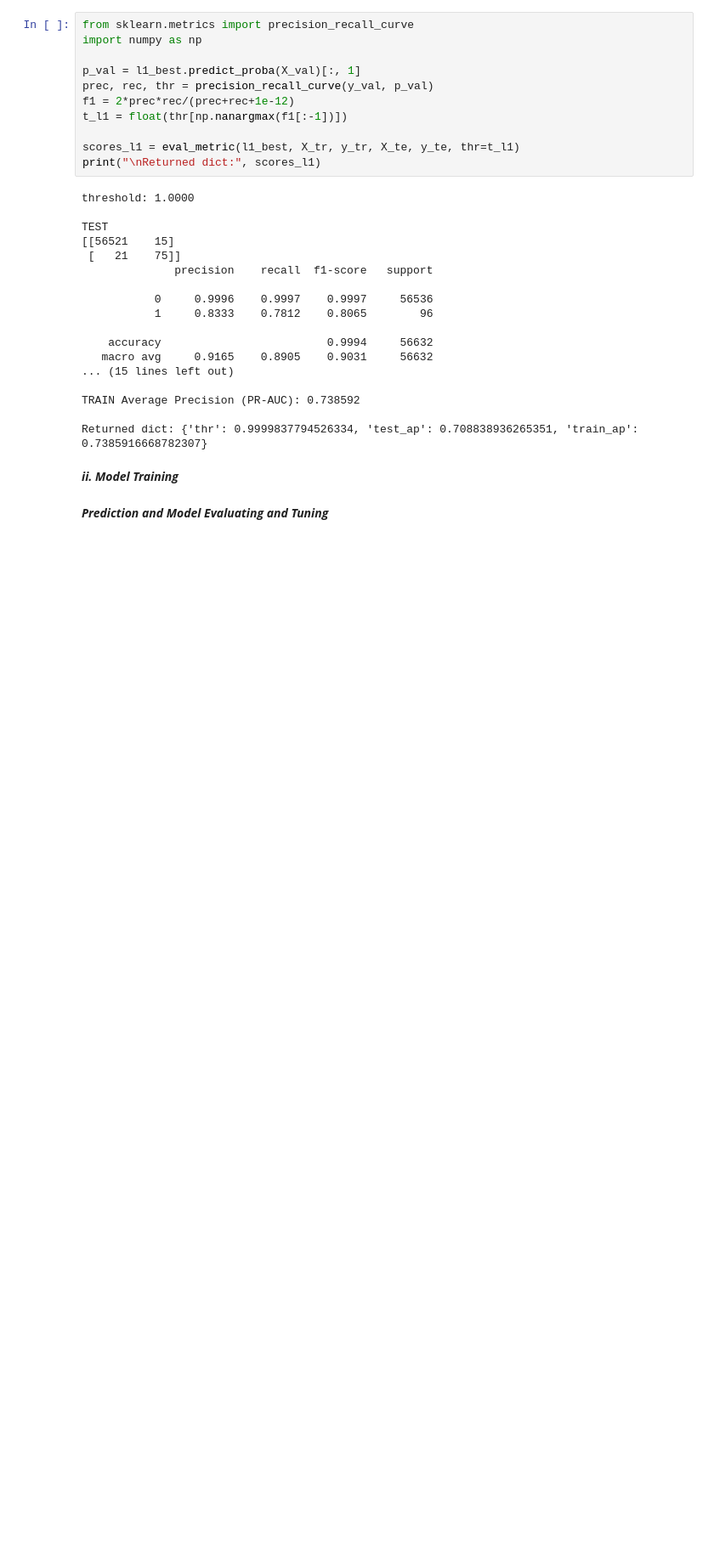
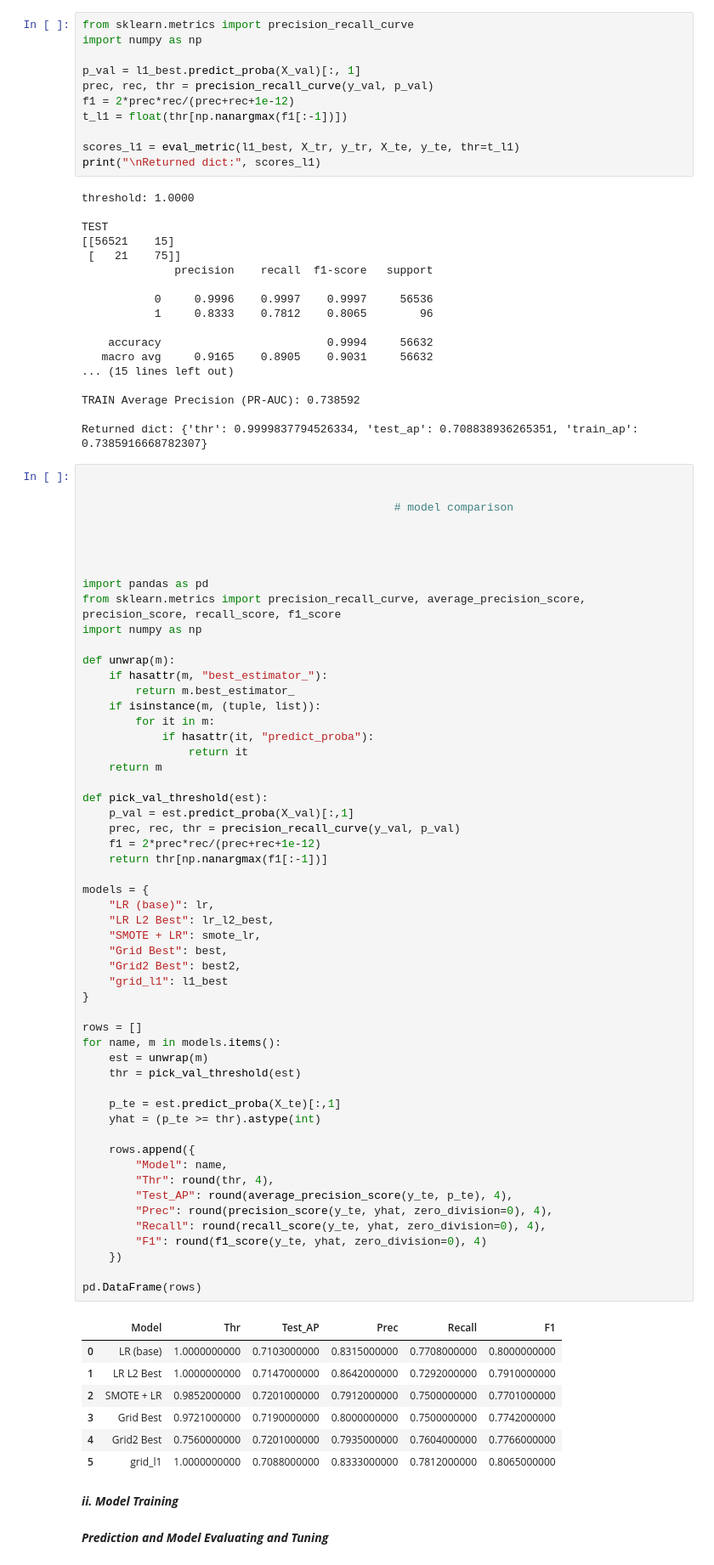
Before and after one commit to zaferyildirim-1/fraud-detection, a Jupyter notebook: Fraud Detection_Student_V5.ipynb, the cells around one changed output. Shown at 85% size. Cells and saved outputs as stored; diff of their text form; blank space fills up the shorter version.

```diff
--- a/Fraud Detection_Student_V5.ipynb
+++ b/Fraud Detection_Student_V5.ipynb
@@ -1439,6 +1386,68 @@ TEST
 TRAIN Average Precision (PR-AUC): 0.738592
 
 Returned dict: {'thr': 0.9999837794526334, 'test_ap': 0.708838936265351, 'train_ap': 0.7385916668782307}
+# %%
+
+
+                                               # model comparison
+
+
+
+
+import pandas as pd
+from sklearn.metrics import precision_recall_curve, average_precision_score, precision_score, recall_score, f1_score
+import numpy as np
+
+def unwrap(m):
+    if hasattr(m, "best_estimator_"):
+        return m.best_estimator_
+    if isinstance(m, (tuple, list)):
+        for it in m:
+            if hasattr(it, "predict_proba"):
+                return it
+    return m
+
+def pick_val_threshold(est):
+    p_val = est.predict_proba(X_val)[:,1]
+    prec, rec, thr = precision_recall_curve(y_val, p_val)
+    f1 = 2*prec*rec/(prec+rec+1e-12)
+    return thr[np.nanargmax(f1[:-1])]
+
+models = {
+    "LR (base)": lr,
+    "LR L2 Best": lr_l2_best,
+    "SMOTE + LR": smote_lr,
+    "Grid Best": best,
+    "Grid2 Best": best2,
+    "grid_l1": l1_best
+}
+
+rows = []
+for name, m in models.items():
+    est = unwrap(m)
+    thr = pick_val_threshold(est)
+
+    p_te = est.predict_proba(X_te)[:,1]
+    yhat = (p_te >= thr).astype(int)
+
+    rows.append({
+        "Model": name,
+        "Thr": round(thr, 4),
+        "Test_AP": round(average_precision_score(y_te, p_te), 4),
+        "Prec": round(precision_score(y_te, yhat, zero_division=0), 4),
+        "Recall": round(recall_score(y_te, yhat, zero_division=0), 4),
+        "F1": round(f1_score(y_te, yhat, zero_division=0), 4)
+    })
+
+pd.DataFrame(rows)
+# %% [output]
+|  | Model | Thr | Test_AP | Prec | Recall | F1 |
+| 0 | LR (base) | 1.0000000000 | 0.7103000000 | 0.8315000000 | 0.7708000000 | 0.8000000000 |
+| 1 | LR L2 Best | 1.0000000000 | 0.7147000000 | 0.8642000000 | 0.7292000000 | 0.7910000000 |
+| 2 | SMOTE + LR | 0.9852000000 | 0.7201000000 | 0.7912000000 | 0.7500000000 | 0.7701000000 |
+| 3 | Grid Best | 0.9721000000 | 0.7190000000 | 0.8000000000 | 0.7500000000 | 0.7742000000 |
+| 4 | Grid2 Best | 0.7560000000 | 0.7201000000 | 0.7935000000 | 0.7604000000 | 0.7766000000 |
+| 5 | grid_l1 | 1.0000000000 | 0.7088000000 | 0.8333000000 | 0.7812000000 | 0.8065000000 |
 # %% [markdown]
 ***ii. Model Training***
 # %% [markdown]
```
Also changed, not shown: parts of 25 cells of this notebook.
